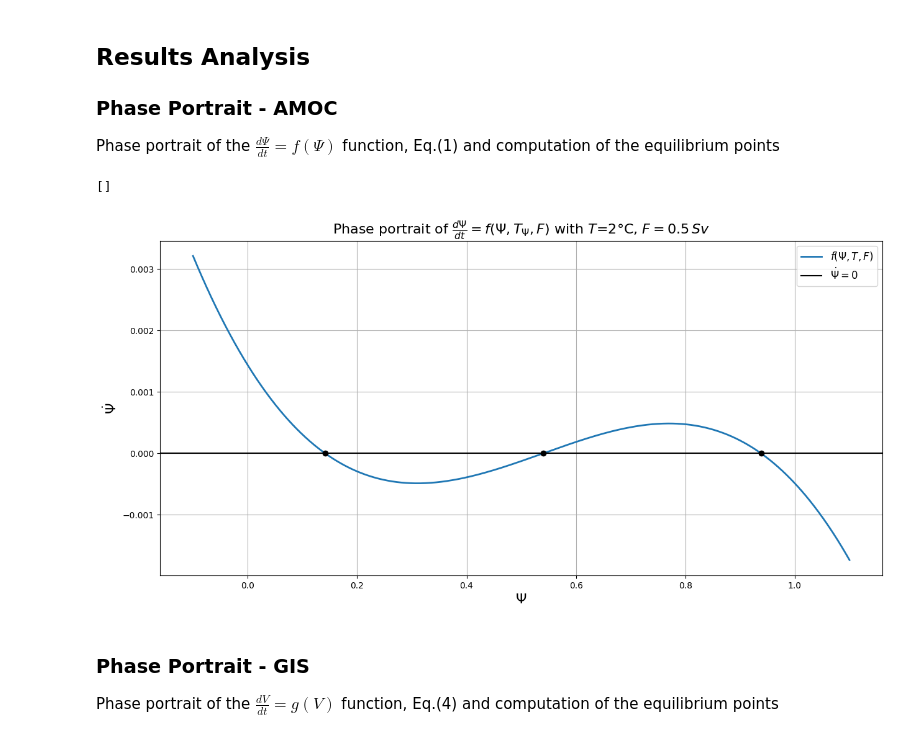
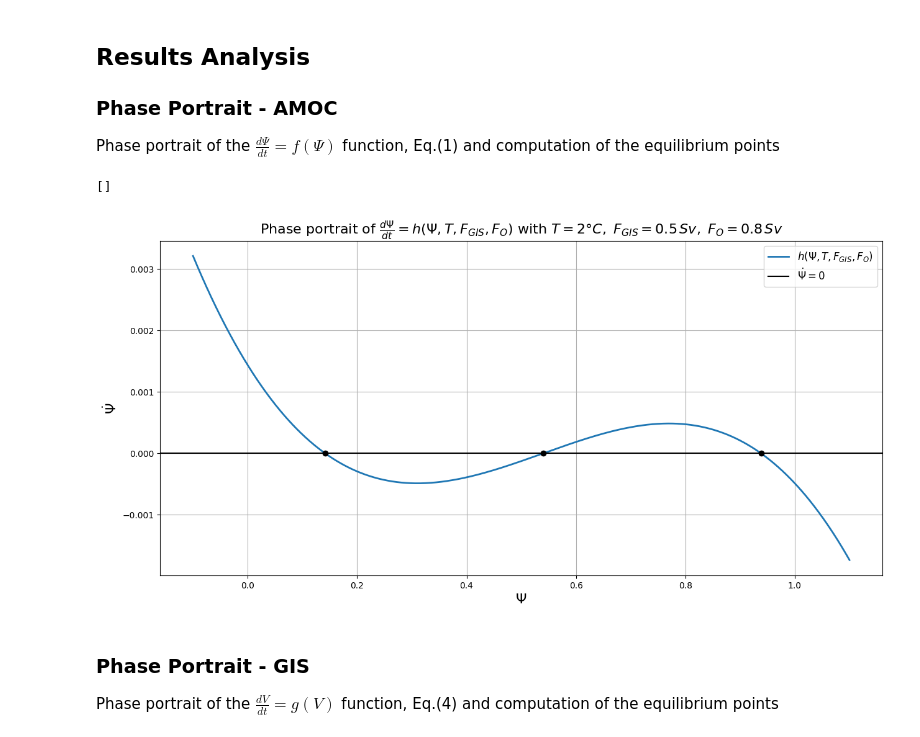
Before and after one commit to AmauryLaridon/LPHYS2299-Master-s-Thesis, a Jupyter notebook: AMOC-GIS Tipping Module/Tipping Module Calibration - Param B/Tipping Module Calibration ParamB.ipynb, the cells around one changed output. Cells and saved outputs as stored; diff of their text form; code cells hidden in the pictures.

```diff
--- a/AMOC-GIS Tipping Module/Tipping Module Calibration - Param B/Tipping Module Calibration ParamB.ipynb
+++ b/AMOC-GIS Tipping Module/Tipping Module Calibration - Param B/Tipping Module Calibration ParamB.ipynb
@@ -403,36 +375,35 @@ Phase portrait of the $\frac{d\Psi}{dt} = f(\Psi)$ function, Eq.(1) and computat
 # %%
 ### Computation of the equilibirum points of equation (1) ###
 
-eq_points_1 = fsolve(dPsi_dt, -0.5, args=(T_B, F_A, AMOC_crit_params))
-eq_points_2 = fsolve(dPsi_dt, 0.5, args=(T_B, F_A, AMOC_crit_params))
-eq_points_3 = fsolve(dPsi_dt, 1.25, args=(T_B, F_A, AMOC_crit_params))
+eq_points_1 = fsolve(dPsi_dt, -0.5, args=(TAMOC_B, FGIS_A, FO_A, AMOC_crit_params))
+eq_points_2 = fsolve(dPsi_dt, 0.5, args=(TAMOC_B, FGIS_A, FO_A, AMOC_crit_params))
+eq_points_3 = fsolve(dPsi_dt, 1.25, args=(TAMOC_B, FGIS_A, FO_A, AMOC_crit_params))
 
 eq_points = [eq_points_1, eq_points_2, eq_points_3]
 
 ### Plot of the phase portrait Eq.(1) with equilibrium points ###
 N = 1000
 Psi = np.linspace(-0.1, 1.1, N)
 Y = np.zeros(N)
 for i in range(N):
-    y = dPsi_dt(Psi[i], T_forcing=T_B, F_forcing=F_A, model_parameters=AMOC_crit_params)
+    y = dPsi_dt(Psi[i], T_forcing=TAMOC_B, FGIS_forcing=FGIS_A, FO_forcing=FO_A, model_parameters=AMOC_crit_params)
     Y[i] = y
 
 fig, ax = plt.subplots(1,1,figsize=(15,7))
 
-ax.plot(Psi, Y, label = r"$f(\Psi, T, F)$", lw=2)
-#ax.plot(Psi, Z, label = "ExpA")
+ax.plot(Psi, Y, label = r"$h(\Psi, T, F_{GIS}, F_O)$", lw=2)
 plt.axhline(y=0, color="black", label="$\dot{\Psi}=0$")
 for i in range(3):
-    plt.plot(eq_points[i], dPsi_dt(eq_points[i], T_B, F_A, AMOC_crit_params), "ko")
+    plt.plot(eq_points[i], dPsi_dt(eq_points[i], T_forcing=TAMOC_B, FGIS_forcing=FGIS_A, FO_forcing=FO_A, model_parameters=AMOC_crit_params), "ko")
 ax.set_xlabel(r"$\Psi$", fontsize = 16)
 ax.set_ylabel(r"$\dot{\Psi}$", fontsize = 16)
-ax.set_title("Phase portrait of "+r"$\frac{d\Psi}{dt} = f(\Psi, T_\Psi, F)$"+" with "+r"$T$={}°C,".format(T_B)+r" $F={}\,Sv$".format(F_A), fontsize = 16)
+ax.set_title("Phase portrait of "+r"$\frac{d\Psi}{dt} = h(\Psi, T, F_{GIS}, F_{O})$" + " with " + r"$T={}°C,$".format(TAMOC_B) + r" $F_{GIS}$" + r"$={}\,Sv,$".format(FGIS_A) + r" $F_{O}$" + r"$={}\,Sv$".format(FO_A), fontsize = 16)
 ax.legend(fontsize = 12)
 plt.grid()
 plt.plot()
 # %% [output]
 []
-[figure, old version]
+[figure, new version]
 # %% [markdown]
 ### Phase Portrait - GIS
 
```
Also changed, not shown: parts of 14 cells of this notebook, 10 other files.
